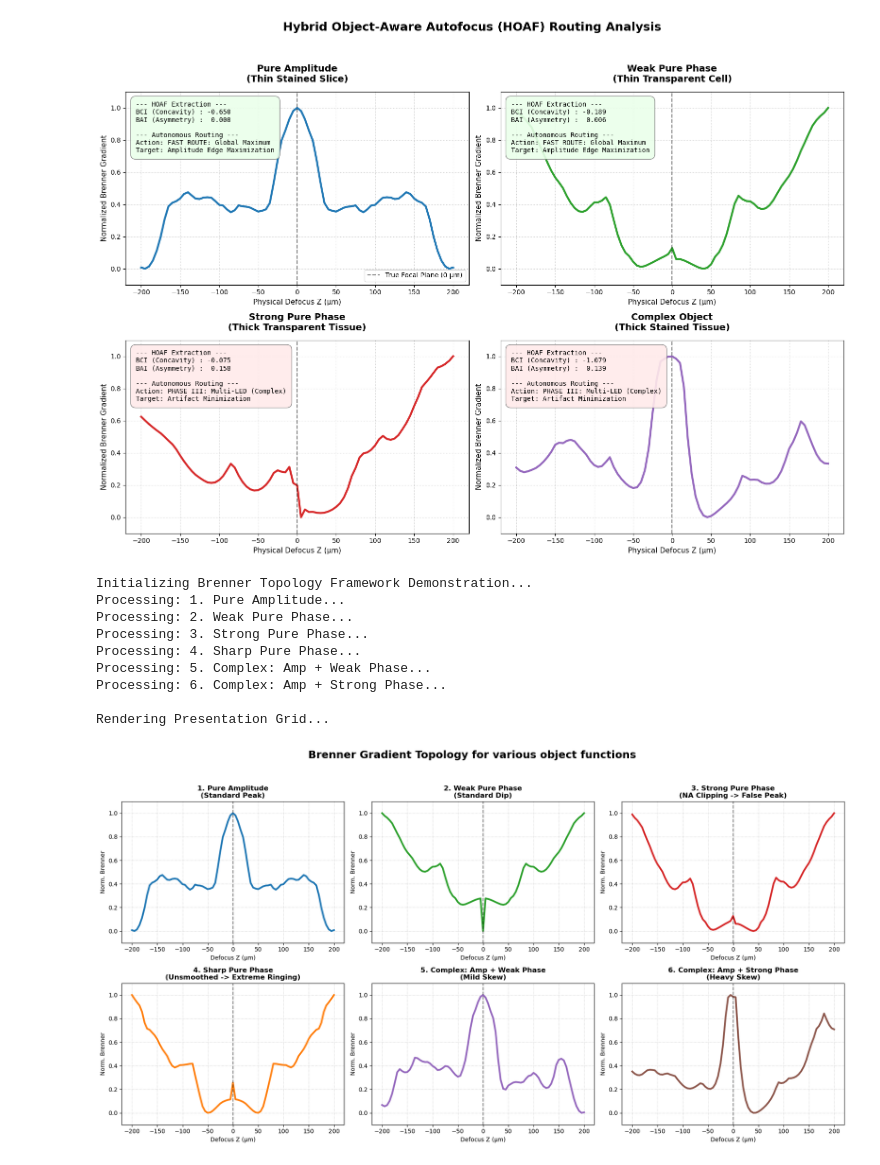
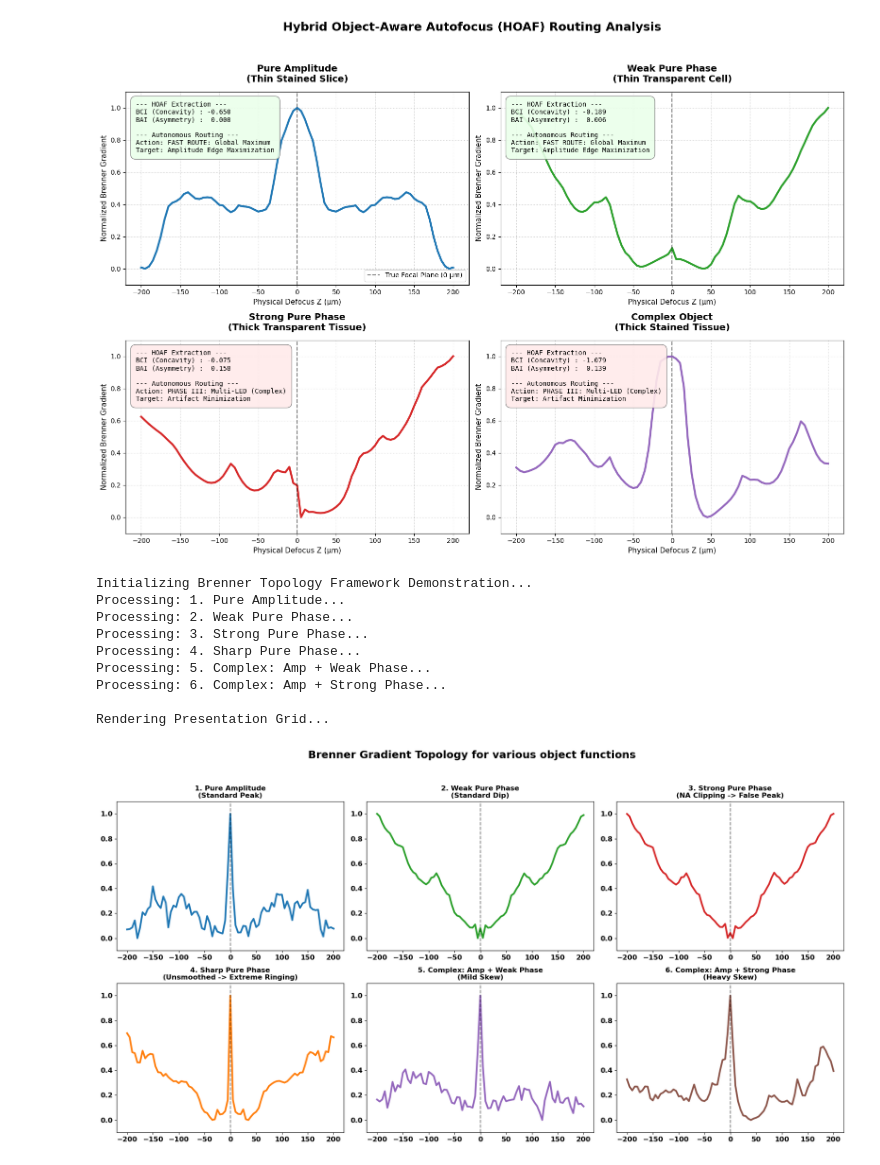
Before and after one commit to Gaurang8440/Fourier_Ptychography_Microscopy, a Jupyter notebook: Codes/test.ipynb, the cells around one changed output. Saved outputs shown, nothing was run; the diff lists cells and outputs as text; code cells hidden in the pictures.

```diff
--- a/Codes/test.ipynb
+++ b/Codes/test.ipynb
@@ -252,7 +252,7 @@ def run_framework_demonstration():
 
     # System Setup (Strictly in mm to prevent exponent scaling crashes)
     wavelength = 0.532e-3
-    NA_obj = 0.1
+    NA_obj = 0.25
     mag = 2.0
     cam_pixel_size = 2.5e-3
     dx_lr = cam_pixel_size / mag
@@ -334,34 +334,40 @@ def run_framework_demonstration():
     colors = ['#1f77b4', '#2ca02c', '#d62728', '#ff7f0e', '#9467bd', '#8c564b']
 
     for idx, (name, res) in enumerate(results.items()):
         ax = axes[idx]
 
         # Plot the curve
         ax.plot(z_array * 1000, res["scores"], color=colors[idx], linewidth=3)
         ax.axvline(0, color='k', linestyle='--', alpha=0.5)
 
         ax.set_title(name, fontsize=12, fontweight='bold')
-        ax.set_xlabel("Defocus Z (µm)")
-        ax.set_ylabel("Norm. Brenner")
-        ax.grid(True, linestyle=':', alpha=0.7)
+        #ax.set_xlabel("Defocus Z (µm)")
+        #ax.set_ylabel("Norm. Brenner")
+        #ax.grid(True, linestyle=':', alpha=0.7)
+
+        ax.tick_params(axis='x', labelsize=12)
+        ax.tick_params(axis='y', labelsize=12)
         ax.set_ylim(-0.1, 1.1)
 
         # Overlay the BCI and BAI Data Box
 
 
     plt.tight_layout(rect=[0, 0.03, 1, 0.95])
+    #plt.rcParams['axes.labelweight'] = 'bold'
+    #plt.rcParams['font.weight'] = 'bold'
+    plt.savefig("high_res_plot.png", dpi=300)
     plt.show()
 
 if __name__ == "__main__":
     run_framework_demonstration()
 # %% [output]
 Initializing Brenner Topology Framework Demonstration...
 Processing: 1. Pure Amplitude...
 Processing: 2. Weak Pure Phase...
 Processing: 3. Strong Pure Phase...
 Processing: 4. Sharp Pure Phase...
 Processing: 5. Complex: Amp + Weak Phase...
 Processing: 6. Complex: Amp + Strong Phase...
 
 Rendering Presentation Grid...
-[figure, old version]
+[figure, new version]
```
Also changed, not shown: 8 other files.
